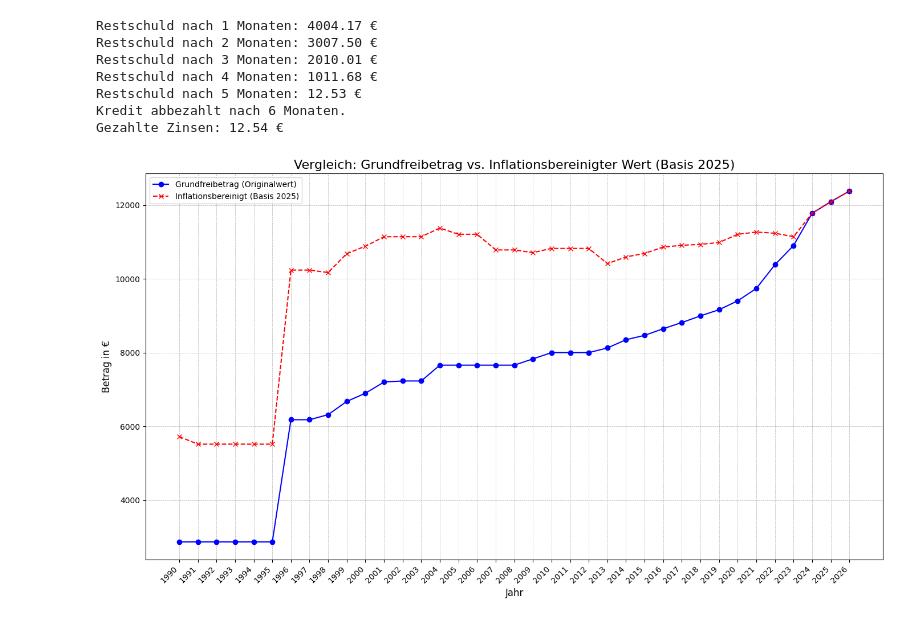
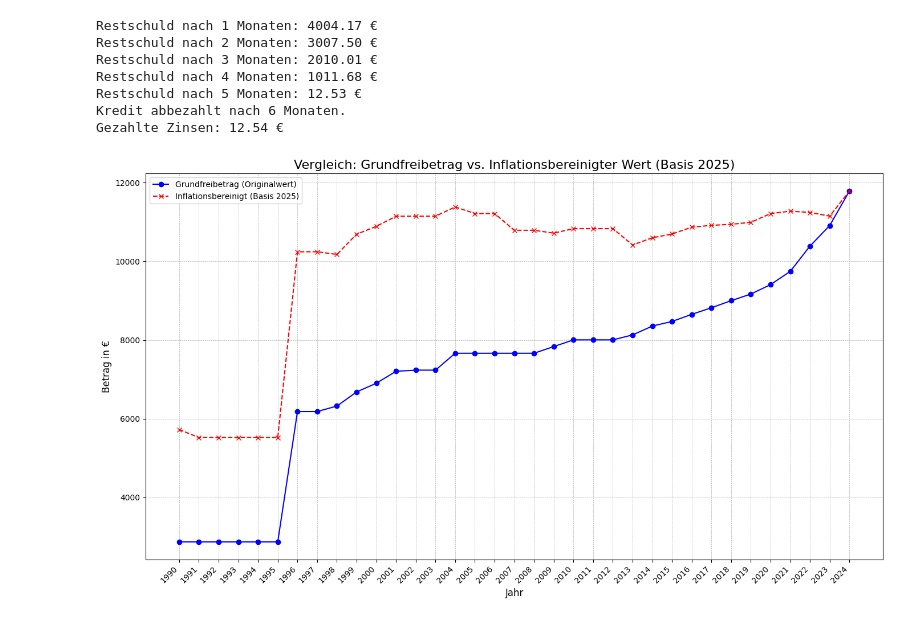
Before and after one commit to gremarsl/gremarsl.github.io, a Jupyter notebook: notebook_dev/inflation.ipynb, the cells around one changed output. Drawn from its saved outputs; the diff is of its cells as text; code cells hidden in the pictures.

```diff
--- a/notebook_dev/inflation.ipynb
+++ b/notebook_dev/inflation.ipynb
@@ -180,8 +180,6 @@ Zeitraum,Grundfreibetrag,Inflationsbereinigt 2025
 2022,10387,11242
 2023,10908,11148
 2024,11784,11784
-2025,12096,12096
-2026,12384,12384
 """
 
 # Read the data into a pandas DataFrame
@@ -190,31 +188,31 @@ df = pd.read_csv(StringIO(data))
 
 # Plot the data
 plt.figure(figsize=(14, 8))
 
 # Plot the first line: Grundfreibetrag
 plt.plot(df['Zeitraum'], df['Grundfreibetrag'], marker='o', linestyle='-', color='b', label='Grundfreibetrag (Originalwert)')
 
 # Plot the second line: Inflationsbereinigt
 plt.plot(df['Zeitraum'], df['Inflationsbereinigt 2025'], marker='x', linestyle='--', color='r', label='Inflationsbereinigt (Basis 2025)')
 
 # Set the title and labels
 plt.title('Vergleich: Grundfreibetrag vs. Inflationsbereinigter Wert (Basis 2025)', fontsize=16)
 plt.xlabel('Jahr', fontsize=12)
 plt.ylabel('Betrag in €', fontsize=12)
 
 # Add a legend to differentiate the lines
 plt.legend(loc='upper left', fontsize=10)
 
 # Add a grid for better readability
 plt.grid(True, which='both', linestyle='--', linewidth=0.5)
 
 # Set x-axis ticks to show all years
 plt.xticks(df['Zeitraum'], rotation=45, ha='right')
 
 # Adjust layout to prevent labels from being cut off
 plt.tight_layout()
 
 # Show the plot
 plt.show()
 # %% [output]
-[figure, old version]
+[figure, new version]
```
Also changed, not shown: parts of 1 cell of this notebook, 1 other file.
